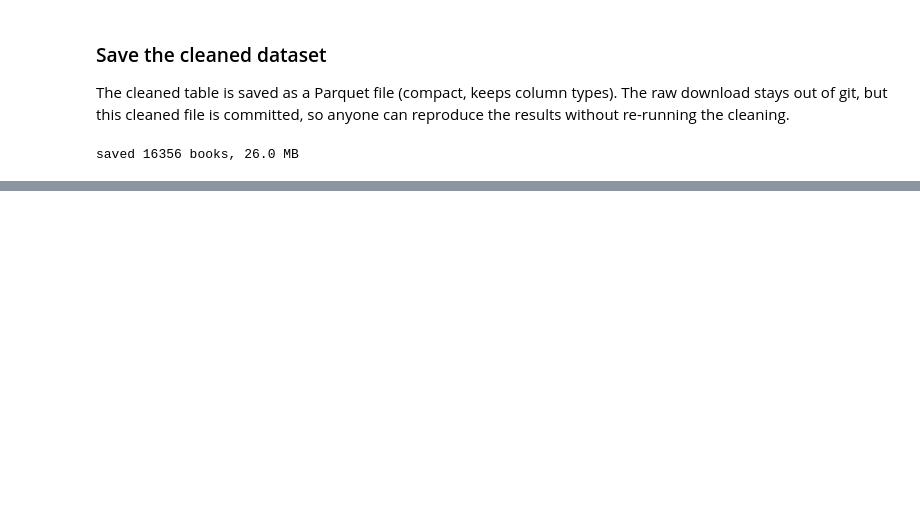
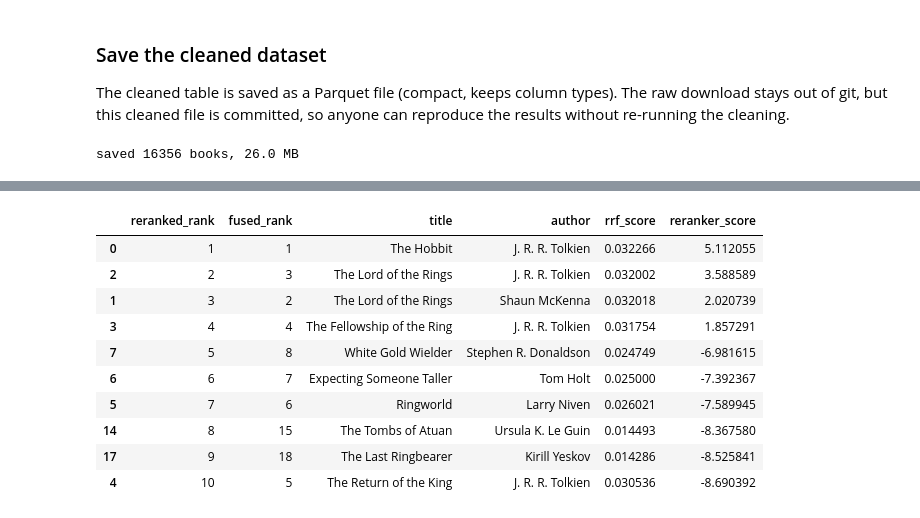
Before and after one commit to Shreyasgowda6/Tip_of_the_Tongue_Book, a Jupyter notebook: notebooks/book_finder.ipynb, the cells around one changed output, grey strips where cells are left out. Saved outputs shown, nothing was run; the diff lists cells and outputs as text; code cells hidden in the pictures; blank space fills up the shorter version.

Commit message:
Add hybrid book search application

```diff
--- a/notebooks/book_finder.ipynb
+++ b/notebooks/book_finder.ipynb
@@ -350,6 +354,7 @@ def clean_summary(text):
     text = re.sub(r"={2,}[^=]{0,100}={2,}", " ", text)             # ==Heading==
     text = re.sub(r"={2,}", " ", text)                             # leftover == fragments
     text = html.unescape(text)                                     # &amp; -> &
+    text = re.sub(r"<ref\b[^>]*$", " ", text, flags=re.IGNORECASE)  # malformed trailing ref tag
     return re.sub(r"\s+", " ", text).strip()
 
 def context(text, pat, width=50):
@@ -487,0 +1257,19 @@ saved 16356 books, 26.0 MB
+# %%
+from sentence_transformers import CrossEncoder
+
+RRF_K = 60
+RETRIEVE_K = 50
+FUSED_CANDIDATES = 30
+CROSS_ENCODER_NAME = "cross-encoder/ms-marco-MiniLM-L-6-v2"
+
+print("Loading cross-encoder:", CROSS_ENCODER_NAME)
+cross_encoder = CrossEncoder(CROSS_ENCODER_NAME)
+rerank_texts = (
+    df[["title", "author", "summary"]]
+    .fillna("")
+    .astype(str)
+    .agg(" ".join, axis=1)
+    .str.replace(r"\s+", " ", regex=True)
+    .str.strip()
+    .tolist()
+)
@@ -487,0 +1316,64 @@ saved 16356 books, 26.0 MB
+# %%
+hybrid_rows = []
+
+for _, qrow in queries.iterrows():
+    fused_ids, rrf_scores, timings = retrieve_rrf_candidates(qrow["query"])
+    candidate_ids = fused_ids[:FUSED_CANDIDATES]
+    candidate_pairs = [[qrow["query"], rerank_texts[doc_id]] for doc_id in candidate_ids]
+
+    started = time.perf_counter()
+    rerank_scores = np.asarray(
+        cross_encoder.predict(
+            candidate_pairs, batch_size=32, show_progress_bar=False, convert_to_numpy=True
+        )
+    ).reshape(-1)
+    timings["rerank_ms"] = (time.perf_counter() - started) * 1000
+
+    reranked_order = np.argsort(rerank_scores)[::-1]
+    reranked_ids = [candidate_ids[i] for i in reranked_order]
+    ranked_reranker_scores = [float(rerank_scores[i]) for i in reranked_order]
+    gold_rows = np.flatnonzero(df["wiki_id"].to_numpy() == qrow["gold_wiki_id"])
+    if len(gold_rows) != 1:
+        raise ValueError(f"Expected one corpus row for gold wiki_id {qrow['gold_wiki_id']}")
+    gold_id = int(gold_rows[0])
+    gold_fused_rank = fused_ids.index(gold_id) + 1 if gold_id in fused_ids[:FUSED_CANDIDATES] else None
+    gold_reranked_rank = reranked_ids.index(gold_id) + 1 if gold_id in reranked_ids else None
+
+    for fused_rank, doc_id in enumerate(candidate_ids, start=1):
+        reranked_rank = reranked_ids.index(doc_id) + 1
+        book = df.iloc[doc_id]
+        hybrid_rows.append({
+            "query": qrow["query"],
+            "group": qrow["group"],
+            "gold_wiki_id": qrow["gold_wiki_id"],
+            "gold_fused_rank": gold_fused_rank,
+            "gold_reranked_rank": gold_reranked_rank,
+            "fused_rank": fused_rank,
+            "reranked_rank": reranked_rank,
+            "wiki_id": book["wiki_id"],
+            "title": book["title"],
+            "author": book["author"],
+            "rrf_score": rrf_scores[doc_id],
+            "reranker_score": ranked_reranker_scores[reranked_rank - 1],
+            **timings,
+        })
+
+hybrid_results = pd.DataFrame(hybrid_rows)
+HYBRID_RESULTS_PATH = ROOT / "data/processed/hybrid_results.csv"
+hybrid_results.to_csv(HYBRID_RESULTS_PATH, index=False)
+print("saved fused and reranked candidate lists to:", HYBRID_RESULTS_PATH)
+
+for group in queries["group"].drop_duplicates():
+    print(f"\n### {group}")
+    for _, qrow in queries.loc[queries["group"] == group].head(2).iterrows():
+        rows = hybrid_results[hybrid_results["query"] == qrow["query"]]
+        gold_title = df.loc[df["wiki_id"] == qrow["gold_wiki_id"], "title"].iloc[0]
+        print(
+            f"\nQuery: {qrow['query']}\nGold: {gold_title} "
+            f"(fused rank {rows['gold_fused_rank'].iloc[0]}, "
+            f"reranked rank {rows['gold_reranked_rank'].iloc[0]})"
+        )
+        display(rows.sort_values("reranked_rank")[
+            ["reranked_rank", "fused_rank", "title", "author", "rrf_score", "reranker_score"]
+        ].head(10))
+# %% [output]
@@ -487,0 +1386,11 @@ saved 16356 books, 26.0 MB
+|  | reranked_rank | fused_rank | title | author | rrf_score | reranker_score |
+| 0 | 1 | 1 | The Hobbit | J. R. R. Tolkien | 0.032266 | 5.112055 |
+| 2 | 2 | 3 | The Lord of the Rings | J. R. R. Tolkien | 0.032002 | 3.588589 |
+| 1 | 3 | 2 | The Lord of the Rings | Shaun McKenna | 0.032018 | 2.020739 |
+| 3 | 4 | 4 | The Fellowship of the Ring | J. R. R. Tolkien | 0.031754 | 1.857291 |
+| 7 | 5 | 8 | White Gold Wielder | Stephen R. Donaldson | 0.024749 | -6.981615 |
+| 6 | 6 | 7 | Expecting Someone Taller | Tom Holt | 0.025000 | -7.392367 |
+| 5 | 7 | 6 | Ringworld | Larry Niven | 0.026021 | -7.589945 |
+| 14 | 8 | 15 | The Tombs of Atuan | Ursula K. Le Guin | 0.014493 | -8.367580 |
+| 17 | 9 | 18 | The Last Ringbearer | Kirill Yeskov | 0.014286 | -8.525841 |
+| 4 | 10 | 5 | The Return of the King | J. R. R. Tolkien | 0.030536 | -8.690392 |
```
Also changed, not shown: parts of 35 cells of this notebook, 21 other files.
